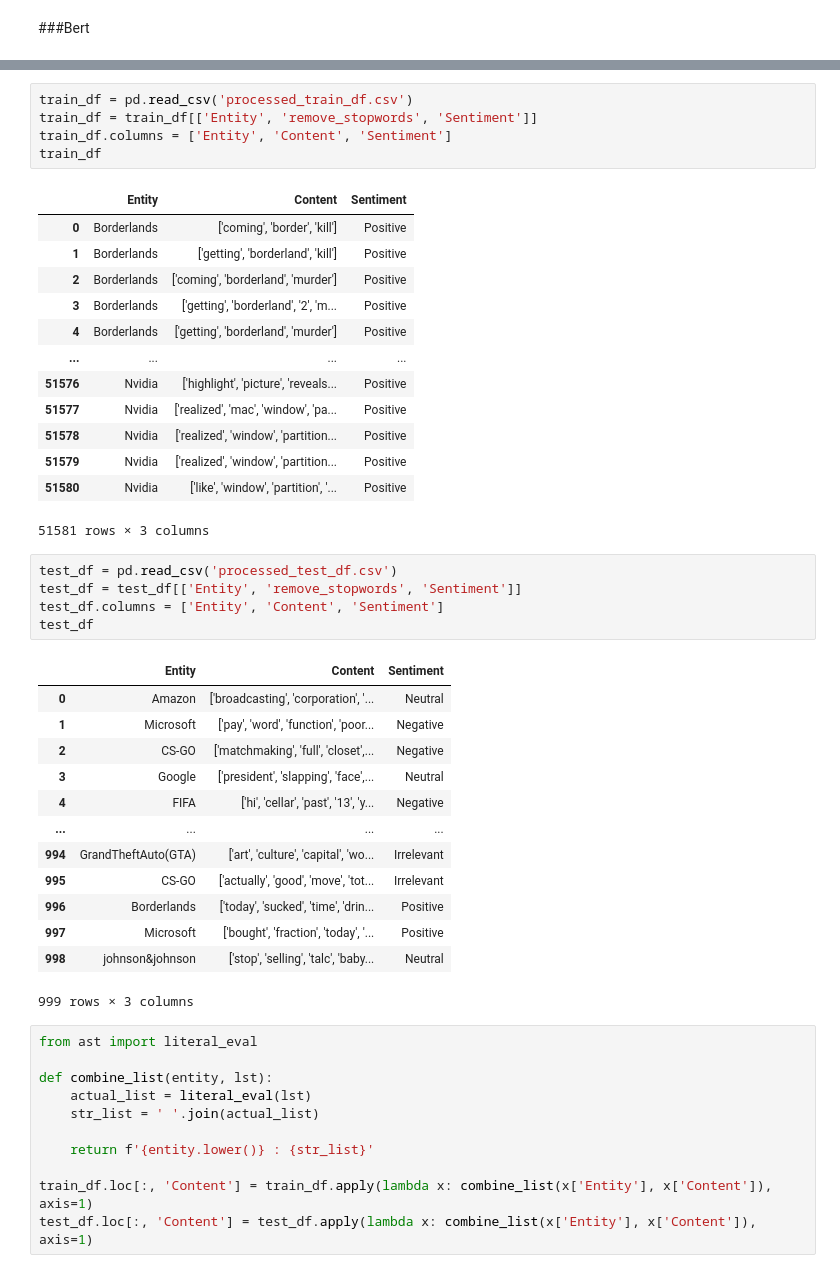
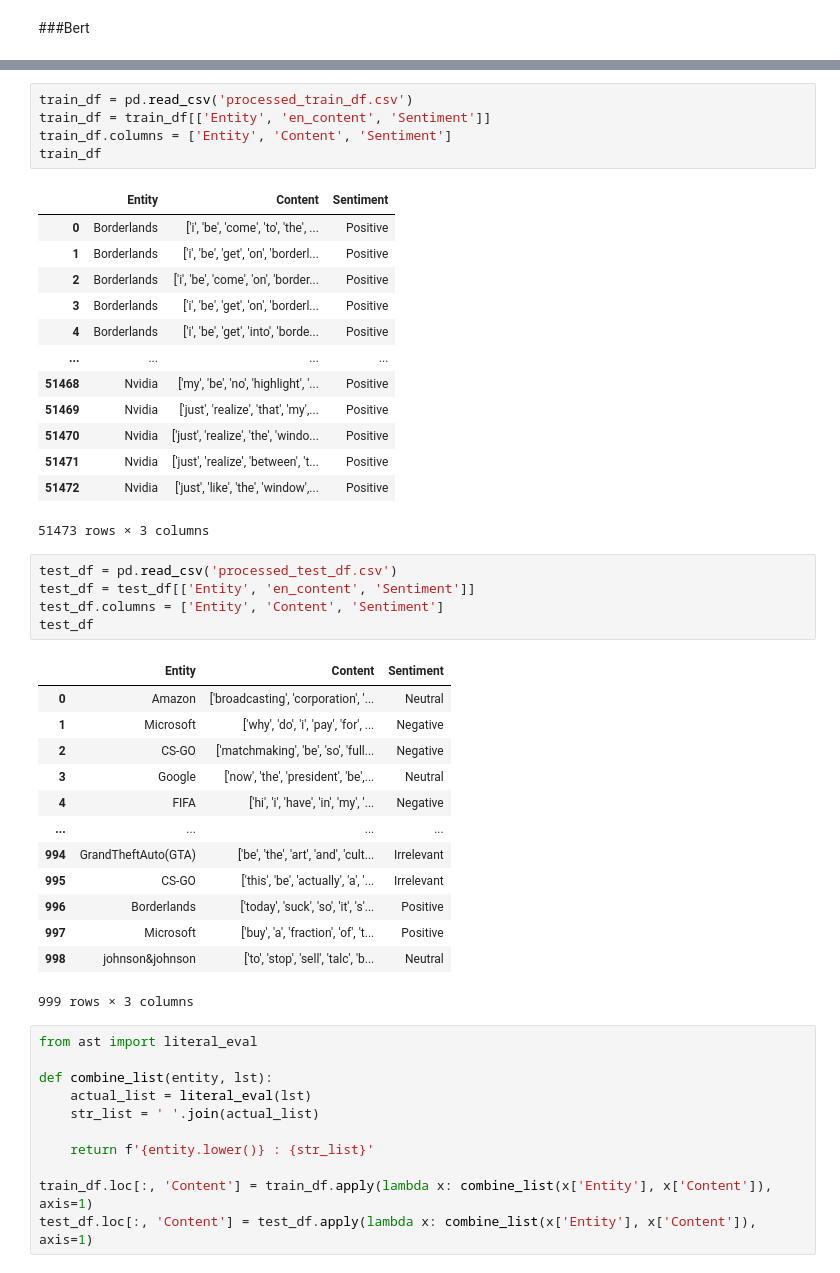
Before and after one commit to andrianang/DistilBert, a Jupyter notebook: BERT.ipynb, the cells around one changed output, grey strips where cells are left out. Cells and saved outputs as stored; diff of their text form.

```diff
--- a/BERT.ipynb
+++ b/BERT.ipynb
@@ -346,40 +347,40 @@ from transformers import TFBertModel, BertTokenizer
 # %%
 train_df = pd.read_csv('processed_train_df.csv')
-train_df = train_df[['Entity', 'remove_stopwords', 'Sentiment']]
+train_df = train_df[['Entity', 'en_content', 'Sentiment']]
 train_df.columns = ['Entity', 'Content', 'Sentiment']
 train_df
 # %% [output]
 |  | Entity | Content | Sentiment |
-| 0 | Borderlands | ['coming', 'border', 'kill'] | Positive |
-| 1 | Borderlands | ['getting', 'borderland', 'kill'] | Positive |
-| 2 | Borderlands | ['coming', 'borderland', 'murder'] | Positive |
-| 3 | Borderlands | ['getting', 'borderland', '2', 'm... | Positive |
-| 4 | Borderlands | ['getting', 'borderland', 'murder'] | Positive |
+| 0 | Borderlands | ['i', 'be', 'come', 'to', 'the', ... | Positive |
+| 1 | Borderlands | ['i', 'be', 'get', 'on', 'borderl... | Positive |
+| 2 | Borderlands | ['i', 'be', 'come', 'on', 'border... | Positive |
+| 3 | Borderlands | ['i', 'be', 'get', 'on', 'borderl... | Positive |
+| 4 | Borderlands | ['i', 'be', 'get', 'into', 'borde... | Positive |
 | ... | ... | ... | ... |
-| 51576 | Nvidia | ['highlight', 'picture', 'reveals... | Positive |
-| 51577 | Nvidia | ['realized', 'mac', 'window', 'pa... | Positive |
-| 51578 | Nvidia | ['realized', 'window', 'partition... | Positive |
-| 51579 | Nvidia | ['realized', 'window', 'partition... | Positive |
-| 51580 | Nvidia | ['like', 'window', 'partition', '... | Positive |
+| 51468 | Nvidia | ['my', 'be', 'no', 'highlight', '... | Positive |
+| 51469 | Nvidia | ['just', 'realize', 'that', 'my',... | Positive |
+| 51470 | Nvidia | ['just', 'realize', 'the', 'windo... | Positive |
+| 51471 | Nvidia | ['just', 'realize', 'between', 't... | Positive |
+| 51472 | Nvidia | ['just', 'like', 'the', 'window',... | Positive |
-51581 rows × 3 columns
+51473 rows × 3 columns
 # %%
 test_df = pd.read_csv('processed_test_df.csv')
-test_df = test_df[['Entity', 'remove_stopwords', 'Sentiment']]
+test_df = test_df[['Entity', 'en_content', 'Sentiment']]
 test_df.columns = ['Entity', 'Content', 'Sentiment']
 test_df
 # %% [output]
 |  | Entity | Content | Sentiment |
 | 0 | Amazon | ['broadcasting', 'corporation', '... | Neutral |
-| 1 | Microsoft | ['pay', 'word', 'function', 'poor... | Negative |
-| 2 | CS-GO | ['matchmaking', 'full', 'closet',... | Negative |
-| 3 | Google | ['president', 'slapping', 'face',... | Neutral |
-| 4 | FIFA | ['hi', 'cellar', 'past', '13', 'y... | Negative |
+| 1 | Microsoft | ['why', 'do', 'i', 'pay', 'for', ... | Negative |
+| 2 | CS-GO | ['matchmaking', 'be', 'so', 'full... | Negative |
+| 3 | Google | ['now', 'the', 'president', 'be',... | Neutral |
+| 4 | FIFA | ['hi', 'i', 'have', 'in', 'my', '... | Negative |
 | ... | ... | ... | ... |
-| 994 | GrandTheftAuto(GTA) | ['art', 'culture', 'capital', 'wo... | Irrelevant |
-| 995 | CS-GO | ['actually', 'good', 'move', 'tot... | Irrelevant |
-| 996 | Borderlands | ['today', 'sucked', 'time', 'drin... | Positive |
-| 997 | Microsoft | ['bought', 'fraction', 'today', '... | Positive |
-| 998 | johnson&johnson | ['stop', 'selling', 'talc', 'baby... | Neutral |
+| 994 | GrandTheftAuto(GTA) | ['be', 'the', 'art', 'and', 'cult... | Irrelevant |
+| 995 | CS-GO | ['this', 'be', 'actually', 'a', '... | Irrelevant |
+| 996 | Borderlands | ['today', 'suck', 'so', 'it', 's'... | Positive |
+| 997 | Microsoft | ['buy', 'a', 'fraction', 'of', 't... | Positive |
+| 998 | johnson&johnson | ['to', 'stop', 'sell', 'talc', 'b... | Neutral |
 999 rows × 3 columns
 # %%
 from ast import literal_eval
```
Also changed, not shown: parts of 9 cells of this notebook, 13 other files.
